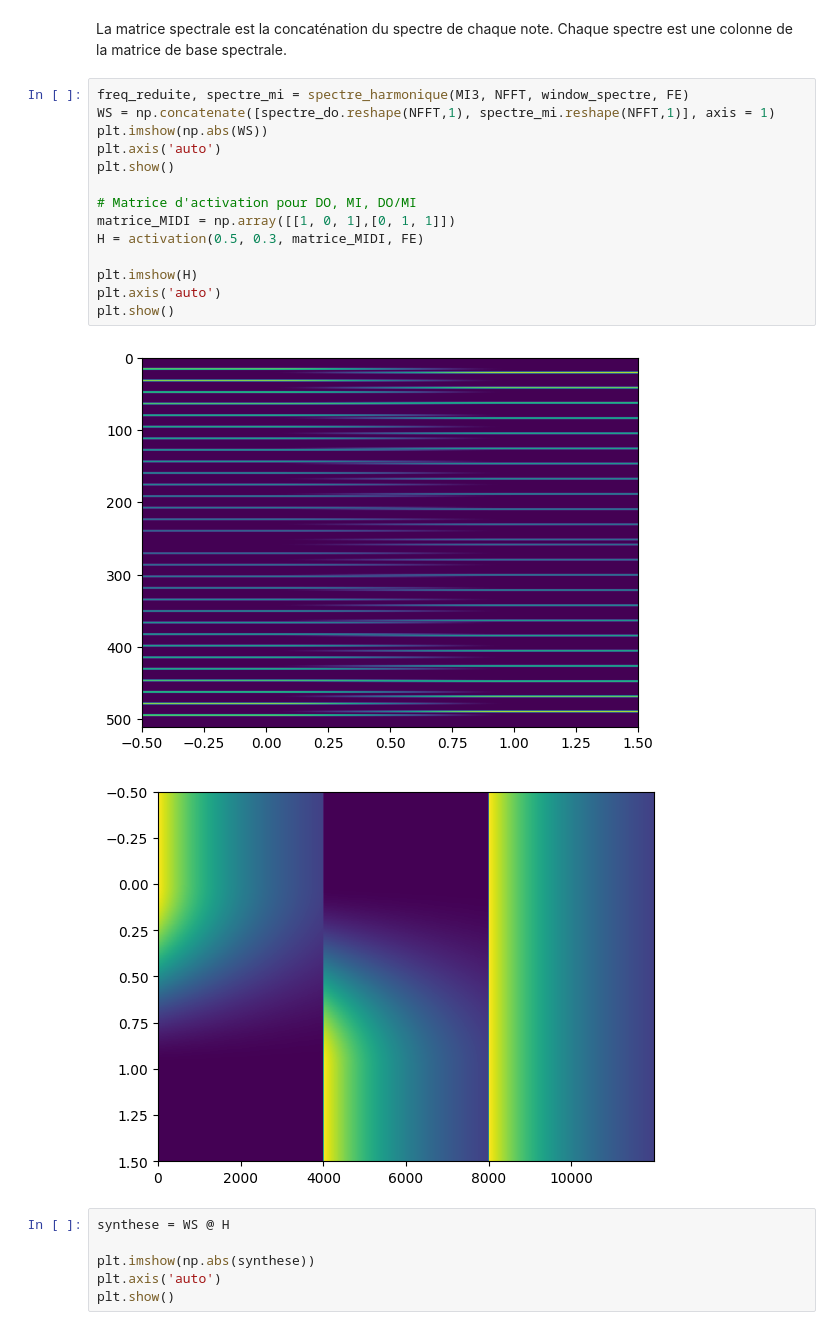
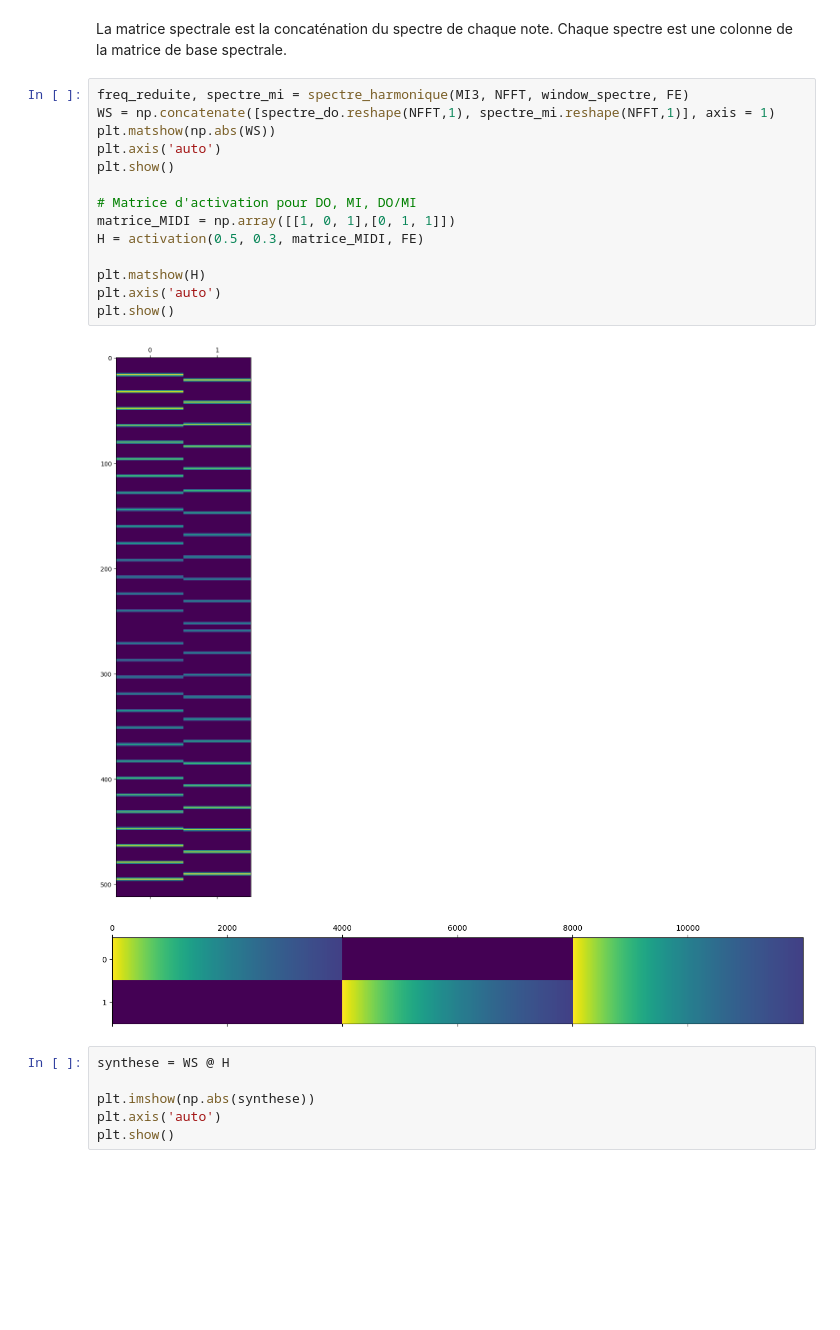
Before and after one commit to LouisLalay/Traitement-du-Signal, a Jupyter notebook: TP NMF/NMF_TP.ipynb, the cells around one changed output. Drawn from its saved outputs; the diff is of its cells as text; blank space fills up the shorter version.

```diff
--- a/TP NMF/NMF_TP.ipynb
+++ b/TP NMF/NMF_TP.ipynb
@@ -202,20 +209,20 @@ La matrice spectrale est la concaténation du spectre de chaque note. Chaque spe
 # %%
 freq_reduite, spectre_mi = spectre_harmonique(MI3, NFFT, window_spectre, FE)
 WS = np.concatenate([spectre_do.reshape(NFFT,1), spectre_mi.reshape(NFFT,1)], axis = 1)
-plt.imshow(np.abs(WS))
+plt.matshow(np.abs(WS))
 plt.axis('auto')
 plt.show()
 
 # Matrice d'activation pour DO, MI, DO/MI
 matrice_MIDI = np.array([[1, 0, 1],[0, 1, 1]])
 H = activation(0.5, 0.3, matrice_MIDI, FE)
 
-plt.imshow(H)
+plt.matshow(H)
 plt.axis('auto')
 plt.show()
 # %% [output]
-[figure, old version]
+[figure, new version]
-[figure, old version]
+[figure, new version]
 # %%
 synthese = WS @ H
 
```
Also changed, not shown: parts of 5 cells of this notebook, 1 other file.
